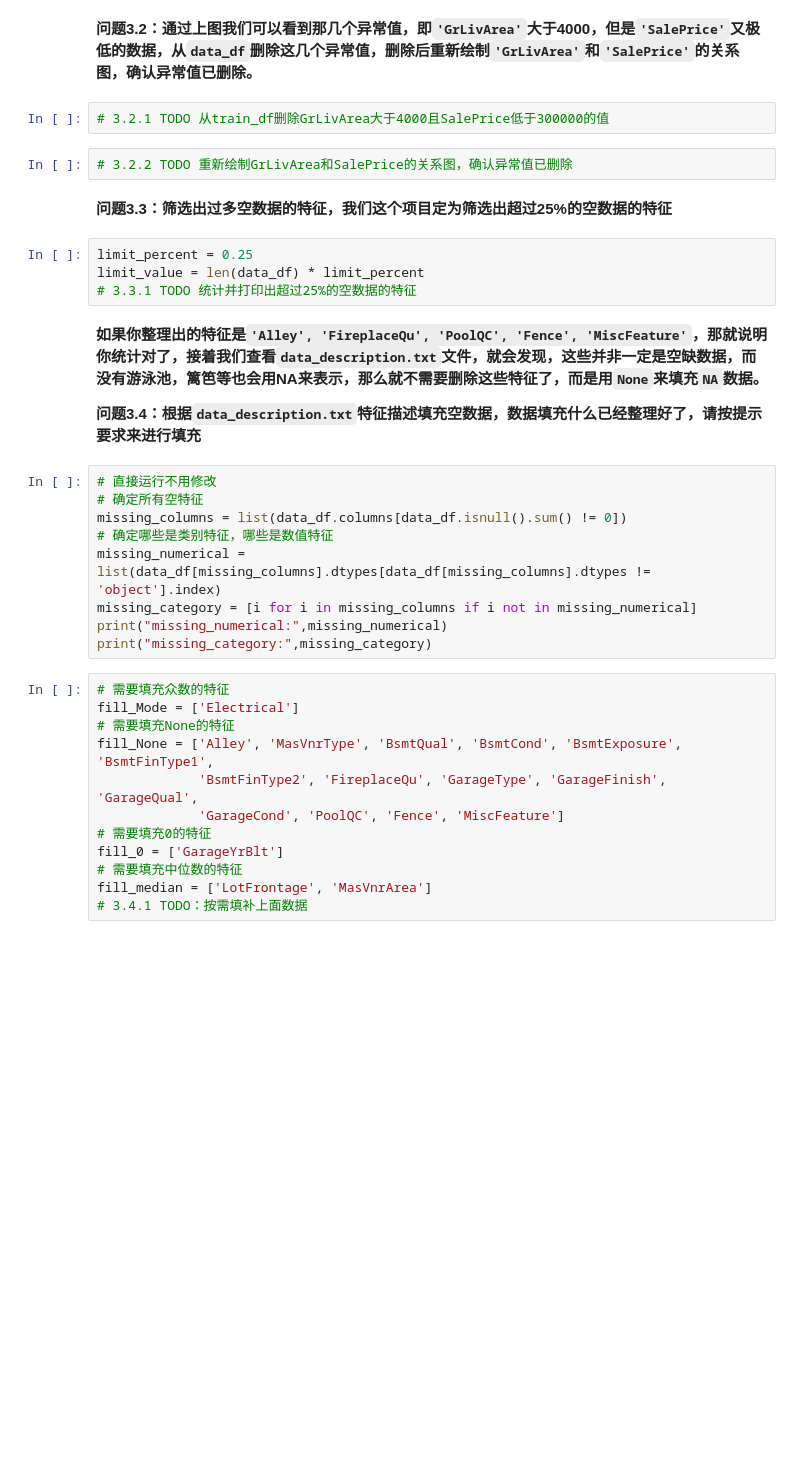
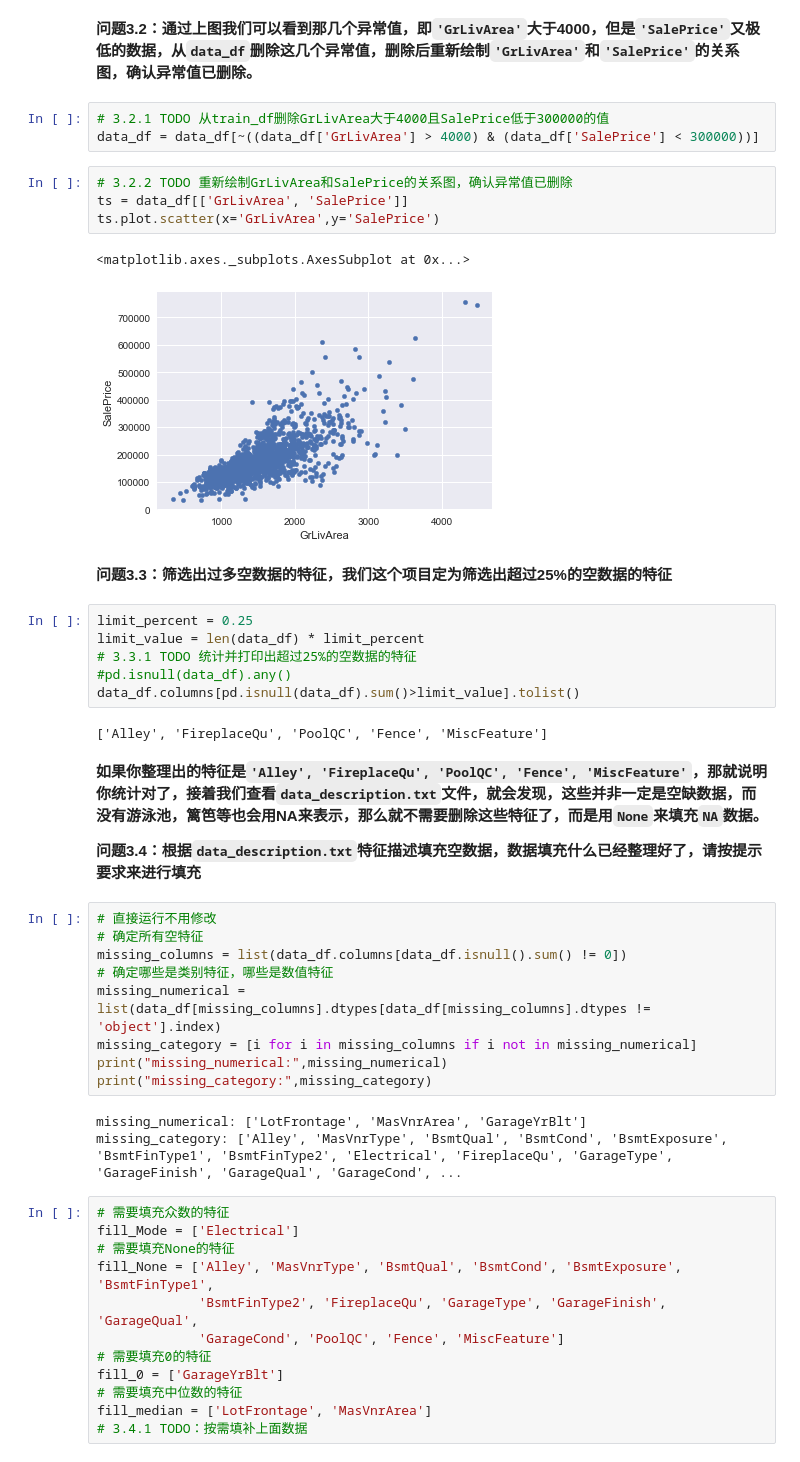
Before and after one commit to ChocoY/predicting-housing-price, a Jupyter notebook: boston_housing.ipynb, the cells around one changed output. Saved outputs shown, nothing was run; the diff lists cells and outputs as text; blank space fills up the shorter version.

```diff
--- a/boston_housing.ipynb
+++ b/boston_housing.ipynb
@@ -97,14 +107,24 @@ MoSold	YrSold
 **问题3.2：通过上图我们可以看到那几个异常值，即`'GrLivArea'`大于4000，但是`'SalePrice'`又极低的数据，从`data_df`删除这几个异常值，删除后重新绘制`'GrLivArea'`和`'SalePrice'`的关系图，确认异常值已删除。**
 # %%
 # 3.2.1 TODO 从train_df删除GrLivArea大于4000且SalePrice低于300000的值
+data_df = data_df[~((data_df['GrLivArea'] > 4000) & (data_df['SalePrice'] < 300000))]
 # %%
 # 3.2.2 TODO 重新绘制GrLivArea和SalePrice的关系图，确认异常值已删除
+ts = data_df[['GrLivArea', 'SalePrice']]
+ts.plot.scatter(x='GrLivArea',y='SalePrice')
+# %% [output]
+<matplotlib.axes._subplots.AxesSubplot at 0x...>
+[figure, added]
 # %% [markdown]
 **问题3.3：筛选出过多空数据的特征，我们这个项目定为筛选出超过25%的空数据的特征**
 # %%
 limit_percent = 0.25
 limit_value = len(data_df) * limit_percent
 # 3.3.1 TODO 统计并打印出超过25%的空数据的特征
+#pd.isnull(data_df).any()
+data_df.columns[pd.isnull(data_df).sum()>limit_value].tolist()
+# %% [output]
+['Alley', 'FireplaceQu', 'PoolQC', 'Fence', 'MiscFeature']
 # %% [markdown]
 **如果你整理出的特征是`'Alley', 'FireplaceQu', 'PoolQC', 'Fence', 'MiscFeature'`，那就说明你统计对了，接着我们查看`data_description.txt`文件，就会发现，这些并非一定是空缺数据，而没有游泳池，篱笆等也会用NA来表示，那么就不需要删除这些特征了，而是用`None`来填充`NA`数据。**
 
@@ -118,6 +138,9 @@ missing_numerical = list(data_df[missing_columns].dtypes[data_df[missing_columns
 missing_category = [i for i in missing_columns if i not in missing_numerical]
 print("missing_numerical:",missing_numerical)
 print("missing_category:",missing_category)
+# %% [output]
+missing_numerical: ['LotFrontage', 'MasVnrArea', 'GarageYrBlt']
+missing_category: ['Alley', 'MasVnrType', 'BsmtQual', 'BsmtCond', 'BsmtExposure', 'BsmtFinType1', 'BsmtFinType2', 'Electrical', 'FireplaceQu', 'GarageType', 'GarageFinish', 'GarageQual', 'GarageCond', ...
 # %%
 # 需要填充众数的特征
 fill_Mode = ['Electrical']
```
Also changed, not shown: parts of 5 cells of this notebook, 1 other file.
